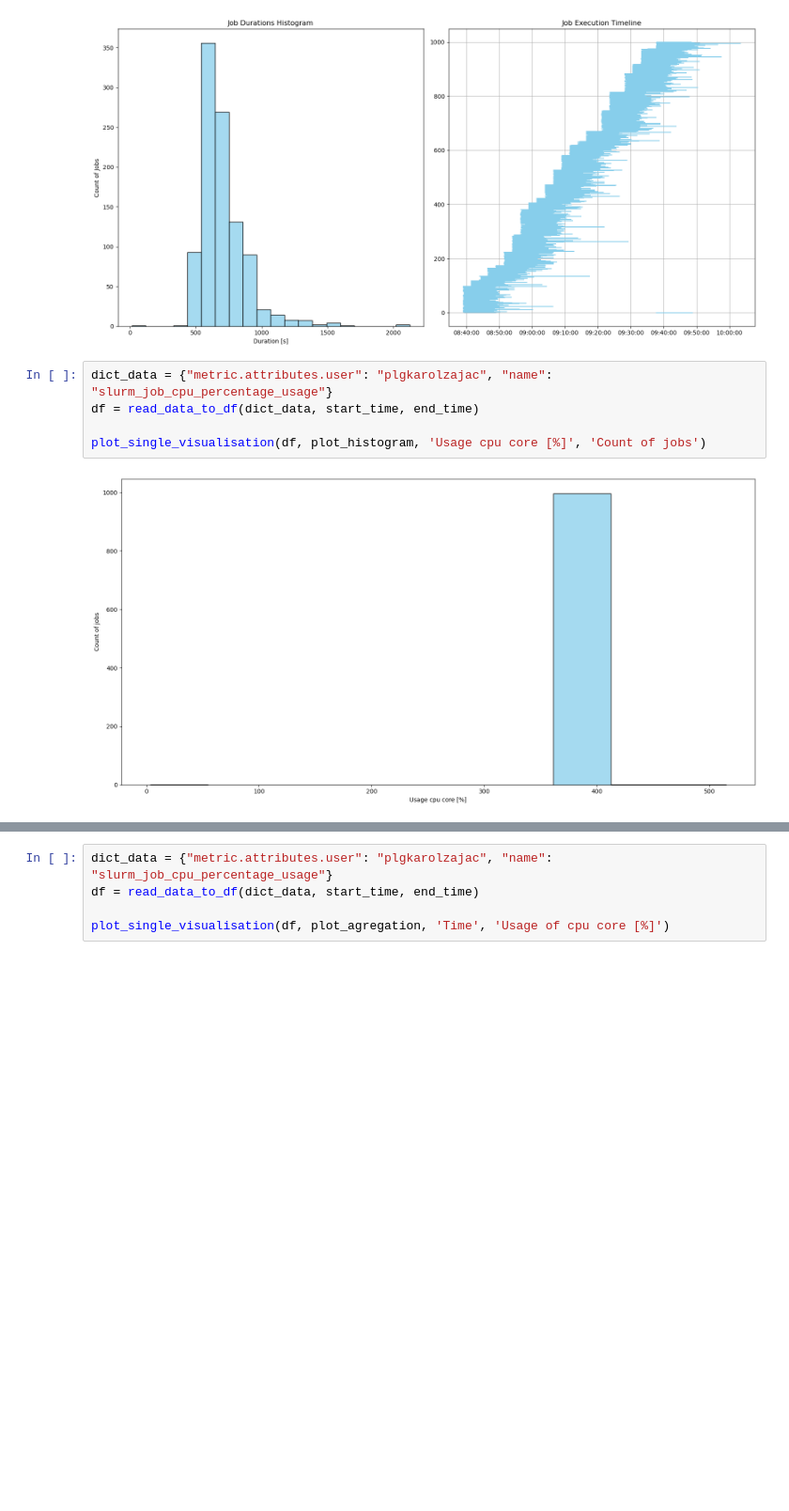
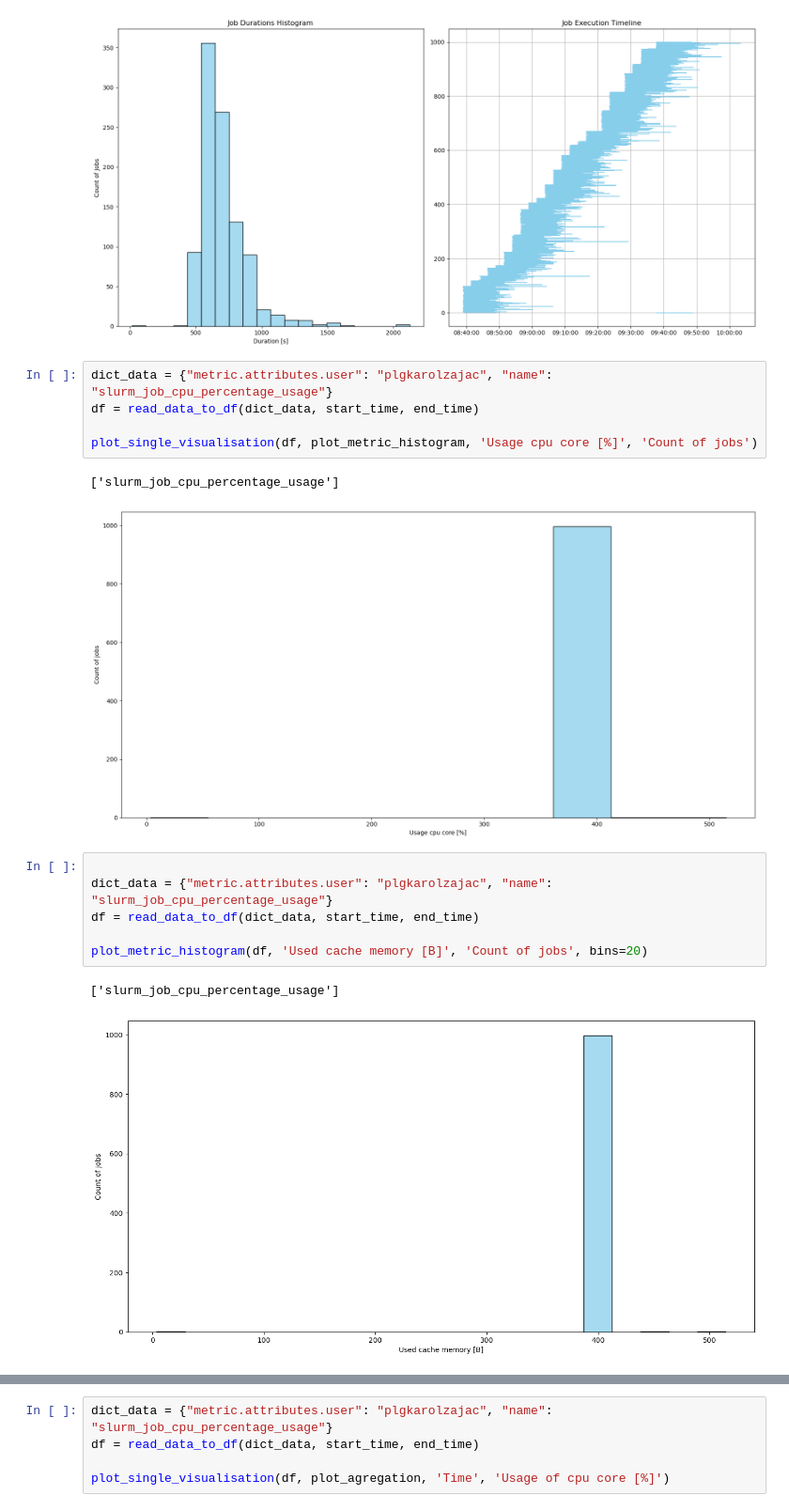
Before and after one commit to SanoScience/observability, a Jupyter notebook: Test_notebook.ipynb, the cells around one changed output, grey strips where cells are left out. Shown: that part at 94% size. Cells and saved outputs as stored; diff of their text form; blank space fills up the shorter version.

```diff
--- a/Test_notebook.ipynb
+++ b/Test_notebook.ipynb
@@ -183,9 +221,19 @@ plot_double_visualisation(df, plot_time_layout, 'Duration [s]', 'Count of Jobs',
 dict_data = {"metric.attributes.user": "plgkarolzajac", "name": "slurm_job_cpu_percentage_usage"}
 df = read_data_to_df(dict_data, start_time, end_time)
 
-plot_single_visualisation(df, plot_histogram, 'Usage cpu core [%]', 'Count of jobs')
+plot_single_visualisation(df, plot_metric_histogram, 'Usage cpu core [%]', 'Count of jobs')
 # %% [output]
+['slurm_job_cpu_percentage_usage']
 [figure]
+# %%
+
+dict_data = {"metric.attributes.user": "plgkarolzajac", "name": "slurm_job_cpu_percentage_usage"}
+df = read_data_to_df(dict_data, start_time, end_time)
+
+plot_metric_histogram(df, 'Used cache memory [B]', 'Count of jobs', bins=20)
+# %% [output]
+['slurm_job_cpu_percentage_usage']
+[figure, added]
 # %%
 dict_data = {"metric.attributes.user": "plgkarolzajac", "name": "slurm_job_cpu_percentage_usage"}
 df = read_data_to_df(dict_data, start_time, end_time)
```
Also changed, not shown: parts of 13 cells of this notebook.
